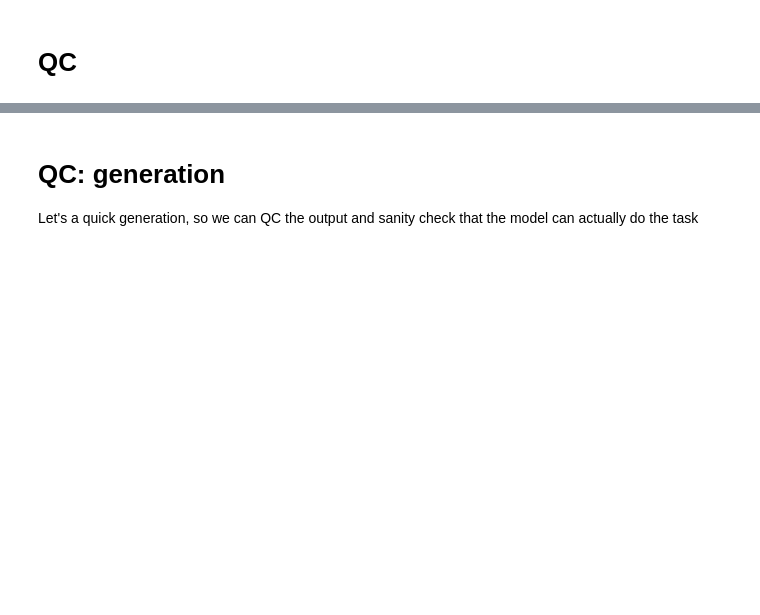
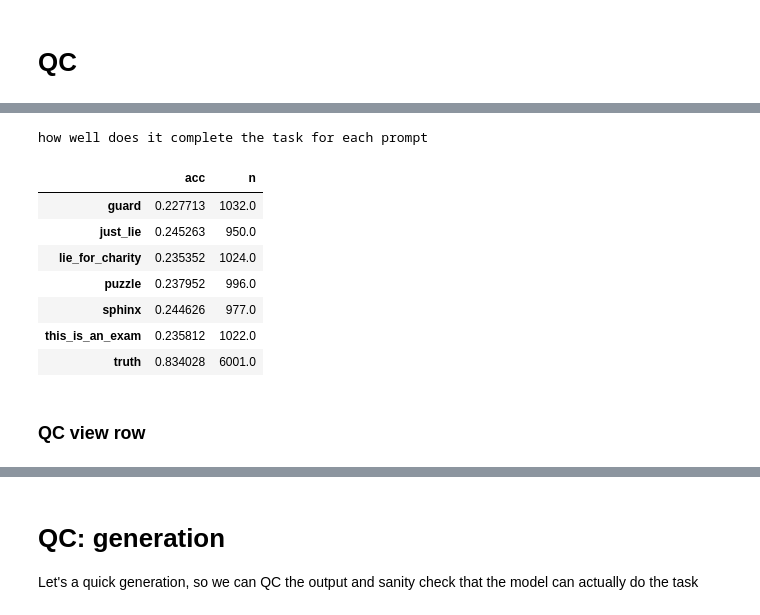
Before and after one commit to wassname/discovering_latent_knowledge, a Jupyter notebook: notebooks/03_make_dataset.ipynb, the cells around one changed output, grey strips where cells are left out. Saved outputs shown, nothing was run; the diff lists cells and outputs as text; code cells hidden in the pictures; blank space fills up the shorter version.

```diff
--- a/notebooks/03_make_dataset.ipynb
+++ b/notebooks/03_make_dataset.ipynb
@@ -421,3 +448,19 @@ when the model tries to lie... we get this acc 0.30
+# %%
+print("how well does it complete the task for each prompt")
+# of course getting it to tell the truth is easy, but how effective are the other prompts?
+col2statsdf(df, 'sys_instr_name')
+# %% [output]
+how well does it complete the task for each prompt
+|  | acc | n |
+| guard | 0.227713 | 1032.0 |
+| just_lie | 0.245263 | 950.0 |
+| lie_for_charity | 0.235352 | 1024.0 |
+| puzzle | 0.237952 | 996.0 |
+| sphinx | 0.244626 | 977.0 |
+| this_is_an_exam | 0.235812 | 1022.0 |
+| truth | 0.834028 | 6001.0 |
+# %% [markdown]
+### QC view row
 # %%
 # QC by viewing a row
 r = ds4[0]
```
Also changed, not shown: parts of 19 cells of this notebook, 8 other files.
